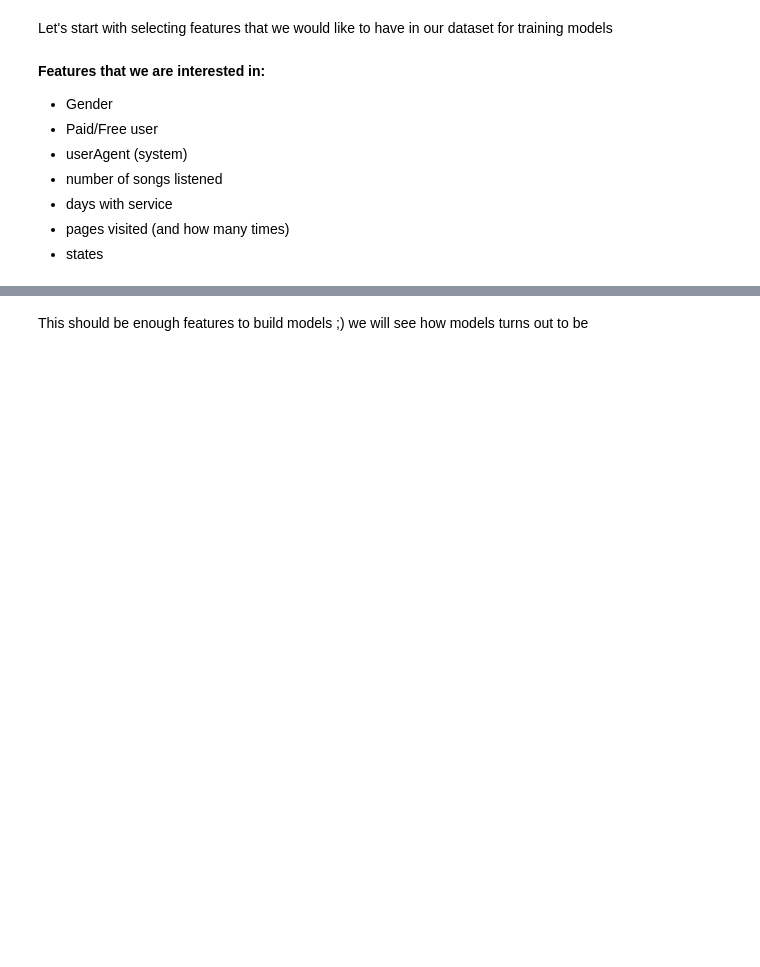
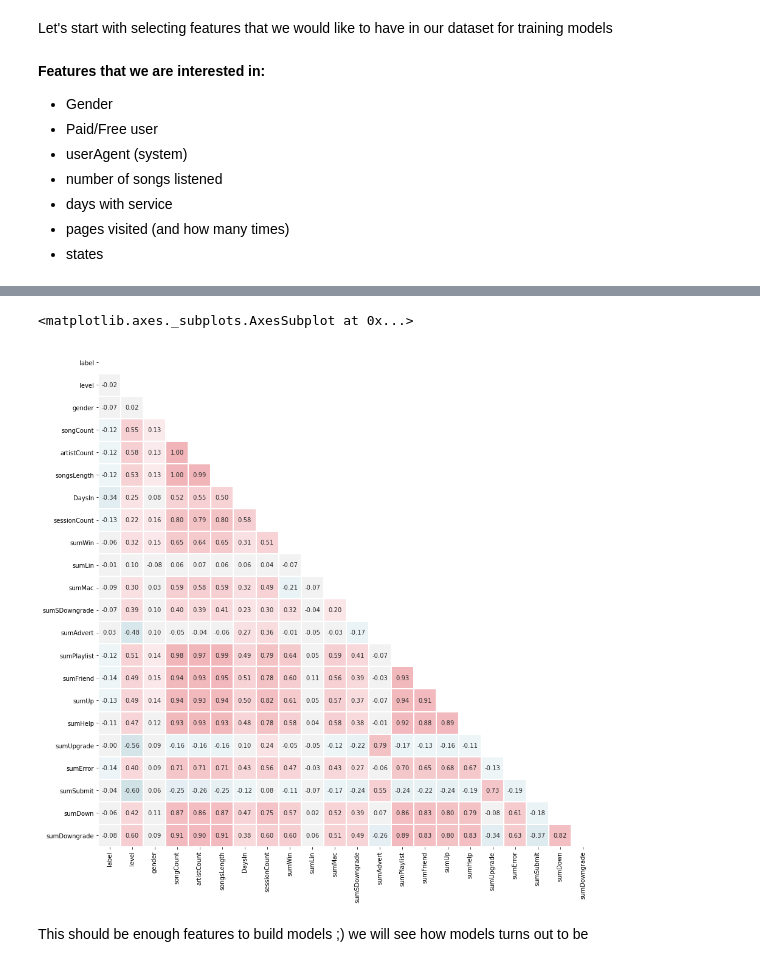
Before and after one commit to Soundoffear/DSN_CASTONE_Sparkify, a Jupyter notebook: Sparkify.ipynb, the cells around one changed output, grey strips where cells are left out. Drawn from its saved outputs; the diff is of its cells as text; code cells hidden in the pictures; blank space fills up the shorter version.

```diff
--- a/Sparkify.ipynb
+++ b/Sparkify.ipynb
@@ -1857,0 +1535,4 @@ df_features.count()
+# %%
+df_fin19 = df_fin19.fillna(0, subset=['songsLength'])
+# %%
+df_fin19 = df_fin19.withColumnRenamed('churn', 'label')
@@ -1858,3 +1559,16 @@ df_features.count()
+# %%
+corr19 = df_fin19.toPandas().corr()
+# %%
+mask = np.triu(np.ones_like(corr19, dtype=np.bool))
+# %%
+f, ax = plt.subplots(figsize=(15, 15))
+cmap = sns.diverging_palette(220, 10, as_cmap=True)
+sns.heatmap(corr19, mask=mask, cmap=cmap, vmax=3, center=0,
+           square=True, linewidths=1, cbar_kws={'shrink': .1},
+           annot=True, fmt='.02f', cbar=False)
+# %% [output]
+<matplotlib.axes._subplots.AxesSubplot at 0x...>
+[figure, added]
 # %% [markdown]
 This should be enough features to build models ;) we will see how models turns out to be
 # %% [markdown]
```
Also changed, not shown: parts of 217 cells of this notebook, 1 other file.
